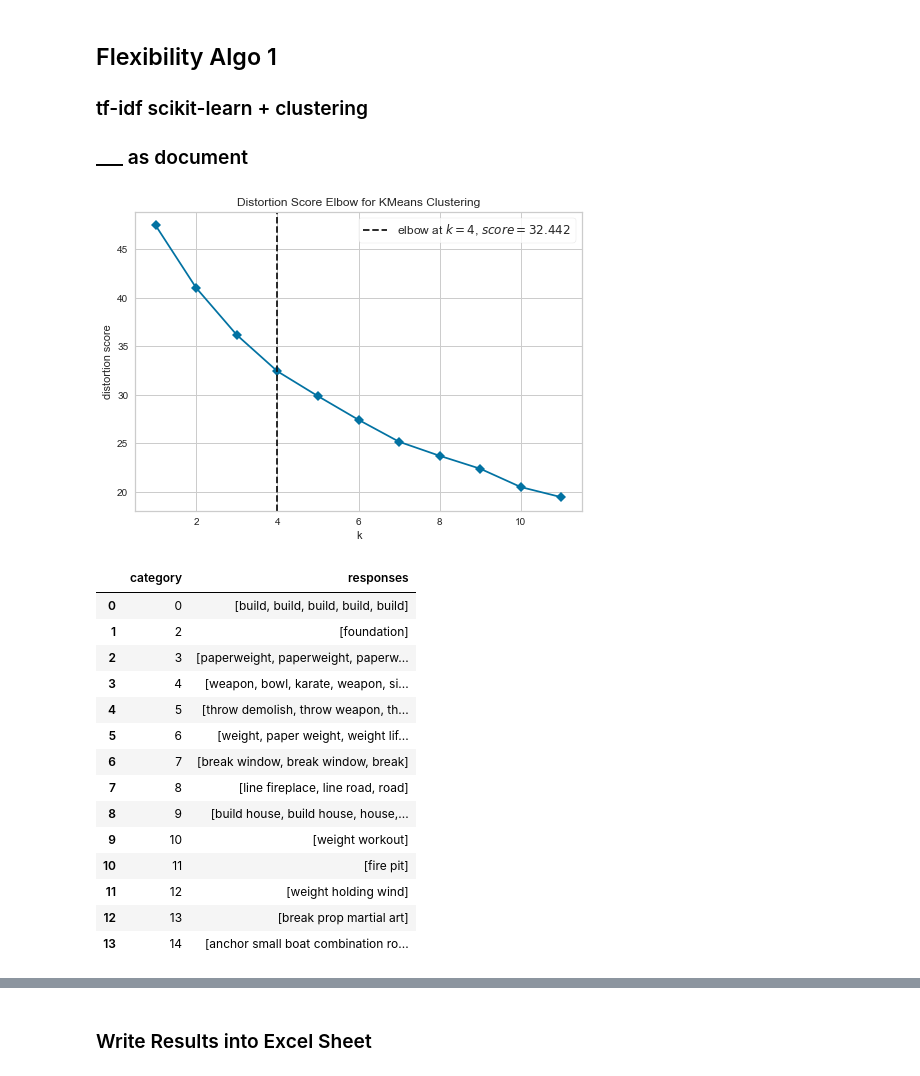
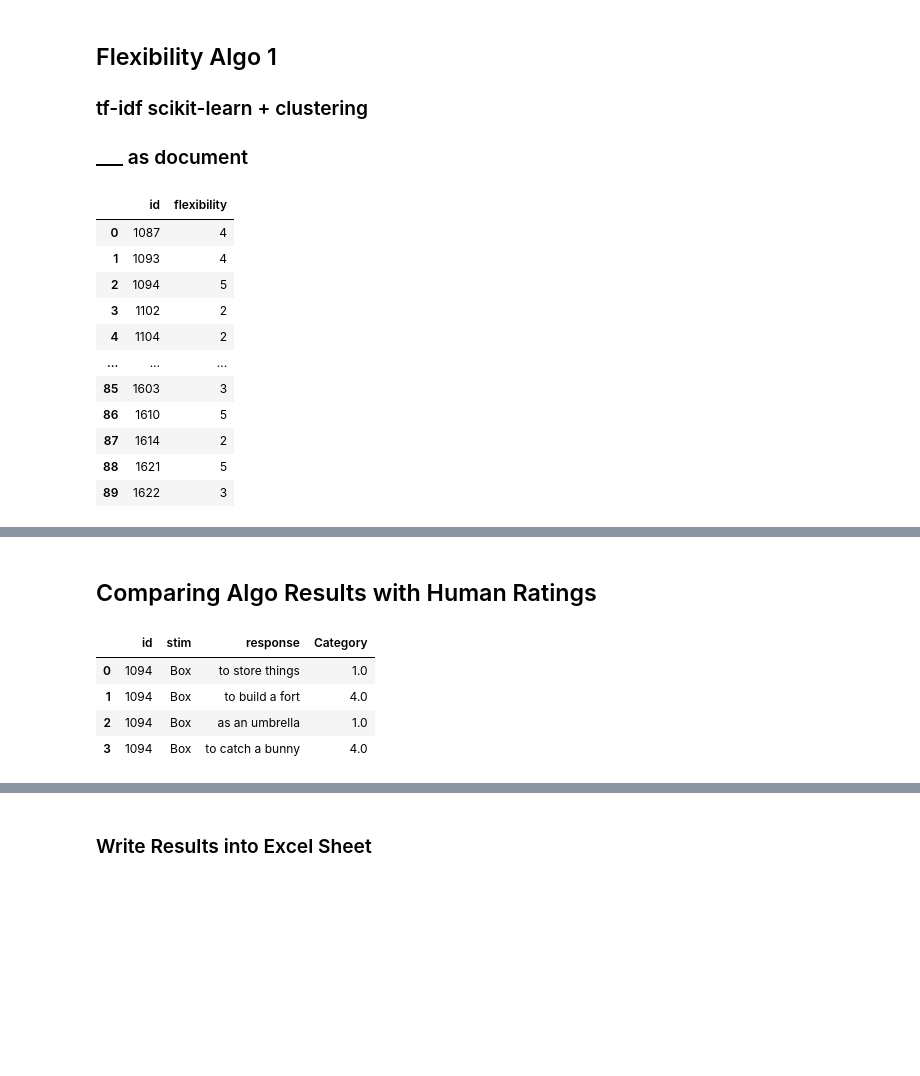
Before and after one commit to DijunQuant/AUT-Scoring, a Jupyter notebook: scripts/flexibility_algo.ipynb, the cells around one changed output, grey strips where cells are left out. Cells and saved outputs as stored; diff of their text form; code cells hidden in the pictures; blank space fills up the shorter version.

```diff
--- a/scripts/flexibility_algo.ipynb
+++ b/scripts/flexibility_algo.ipynb
@@ -164,17 +164,17 @@ def get_tfidf_vector(num_clusters, responses):
     # vectorize the phrases
     tfidf = tfidf_vectorizer.fit_transform(responses)
 
-
     # elbow method to visualize and find out how many clusters to use
-    visualizer = KElbowVisualizer(KMeans(), k=(1,12), timings=False)
-    visualizer.fit(tfidf.toarray())
-    visualizer.show()
+#     visualizer = KElbowVisualizer(KMeans(), k=(1,12), timings=False)
+#     visualizer.fit(tfidf.toarray())
+#     visualizer.show()
 
     # nltk kmeans cosine distance implementation
     number_of_clusters = num_clusters
     kmeans = KMeansClusterer(number_of_clusters, distance=nltk.cluster.util.cosine_distance, repeats=25, avoid_empty_clusters=True)
+#     print(tfidf.toarray().reshape(450,283).tolist())
     assigned_clusters = kmeans.cluster(tfidf.toarray(), assign_clusters=True)
-
+#     print("HERE")
 #     scikit-learn euclidean distance implementation
 #     kmeans = KMeans(n_clusters = num_clusters).fit(tfidf)
 
@@ -191,7 +191,8 @@ def get_tfidf_vector(num_clusters, responses):
     clusters_df = pd.DataFrame(list(results_dict.items()),columns = ['category','responses'])
 
     # uncomment to see clusters
-    display(clusters_df)
+#     print(results_dict)
+#     display(clusters_df)
 
     return clusters_df
 # %%
@@ -202,8 +203,9 @@ def get_flexibility_score(flexibility_rating_df, num_clusters, responses):
     # has clusters and their respective responses
     clusters = dict(zip(clusters_df.category, clusters_df.responses))
 
+    flex_df_cleaned = flexibility_rating_df[flexibility_rating_df.response_processed != '']
     participants = get_id_list(flexibility_rating_df)
-    participants_responses_list = list(zip(flexibility_rating_df.id, flexibility_rating_df.response_processed))
+    participants_responses_list = list(zip(flex_df_cleaned.id, flex_df_cleaned.response_processed))
 
     # get dictionary of each participants responses
     participants_responses_dict = {k: [] for k in participants}
@@ -232,17 +234,17 @@ def get_flexibility_score(flexibility_rating_df, num_clusters, responses):
         responses_set = set(participants_clusters_apperance[participant])
         participants_clusters_seen[participant] = len(responses_set)
 
-    print(clusters)
-    print()
-    print(participants_responses_list)
-    print()
-    print(participants_responses_dict)
-    print()
-    print(responses_cluster_rep)
-    print()
-    print(participants_clusters_apperance)
-    print()
-    print(participants_clusters_seen)
+#     print(clusters)
+#     print()
+#     print(participants_responses_list)
+#     print()
+#     print(participants_responses_dict)
+#     print()
+#     print(responses_cluster_rep)
+#     print()
+#     print(participants_clusters_apperance)
+#     print()
+#     print(participants_clusters_seen)
 
     flexibility_df = pd.DataFrame(participants_clusters_seen.items(), columns=['id', 'flexibility'])
     return flexibility_df
@@ -250,6 +252,7 @@ def get_flexibility_score(flexibility_rating_df, num_clusters, responses):
 def get_flexibility_tfidf_scikit_learn_clustering(df, stopwords_list, num_clusters, remove_sw, join_list):
     flexibility_rating_df = get_cleaned_responses(df, stopwords_list, remove_sw, join_list)
     responses_split = flexibility_rating_df['response_processed'].tolist()
+    responses_split = [word for word in responses_split if word != '']
     responses = []
 
     id_list = get_id_list(df)
@@ -264,21 +267,17 @@ def get_flexibility_tfidf_scikit_learn_clustering(df, stopwords_list, num_cluste
 
     return flexibility_rating_df
 # %%
-get_flexibility_tfidf_scikit_learn_clustering(data_test_brick, stopwords_edited, 15, True, True)
+get_flexibility_tfidf_scikit_learn_clustering(data_official_brick, stopwords_edited, 15, True, True)
 # %% [output]
-[figure, removed]
-|  | category | responses |
-| 0 | 0 | [build, build, build, build, build] |
-| 1 | 2 | [foundation] |
-| 2 | 3 | [paperweight, paperweight, paperw... |
-| 3 | 4 | [weapon, bowl, karate, weapon, si... |
-| 4 | 5 | [throw demolish, throw weapon, th... |
-| 5 | 6 | [weight, paper weight, weight lif... |
-| 6 | 7 | [break window, break window, break] |
-| 7 | 8 | [line fireplace, line road, road] |
-| 8 | 9 | [build house, build house, house,... |
-| 9 | 10 | [weight workout] |
-| 10 | 11 | [fire pit] |
-| 11 | 12 | [weight holding wind] |
-| 12 | 13 | [break prop martial art] |
-| 13 | 14 | [anchor small boat combination ro... |
+|  | id | flexibility |
+| 0 | 1087 | 4 |
+| 1 | 1093 | 4 |
+| 2 | 1094 | 5 |
+| 3 | 1102 | 2 |
+| 4 | 1104 | 2 |
+| ... | ... | ... |
+| 85 | 1603 | 3 |
+| 86 | 1610 | 5 |
+| 87 | 1614 | 2 |
+| 88 | 1621 | 5 |
+| 89 | 1622 | 3 |
@@ -309,0 +287,2 @@ get_flexibility_tfidf_scikit_learn_clustering(data_test_brick, stopwords_edited,
+# %% [markdown]
+## Comparing Algo Results with Human Ratings
@@ -309,0 +312,9 @@ get_flexibility_tfidf_scikit_learn_clustering(data_test_brick, stopwords_edited,
+# %%
+test = data_official_box[data_official_box.id == 1094]
+test
+# %% [output]
+|  | id | stim | response | Category |
+| 0 | 1094 | Box | to store things | 1.0 |
+| 1 | 1094 | Box | to build a fort | 4.0 |
+| 2 | 1094 | Box | as an umbrella | 1.0 |
+| 3 | 1094 | Box | to catch a bunny | 4.0 |
```
Also changed, not shown: parts of 8 cells of this notebook, 43 other files.
